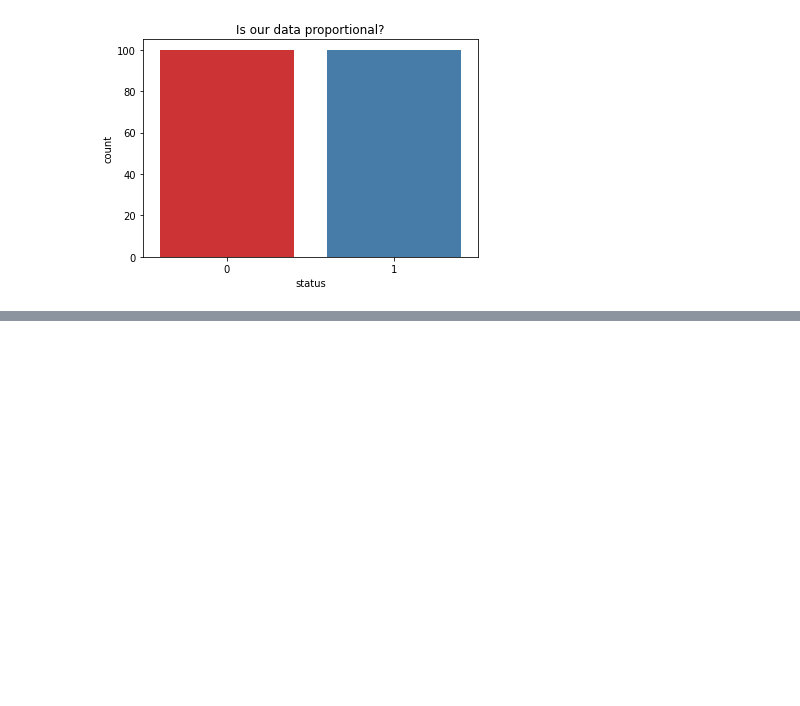
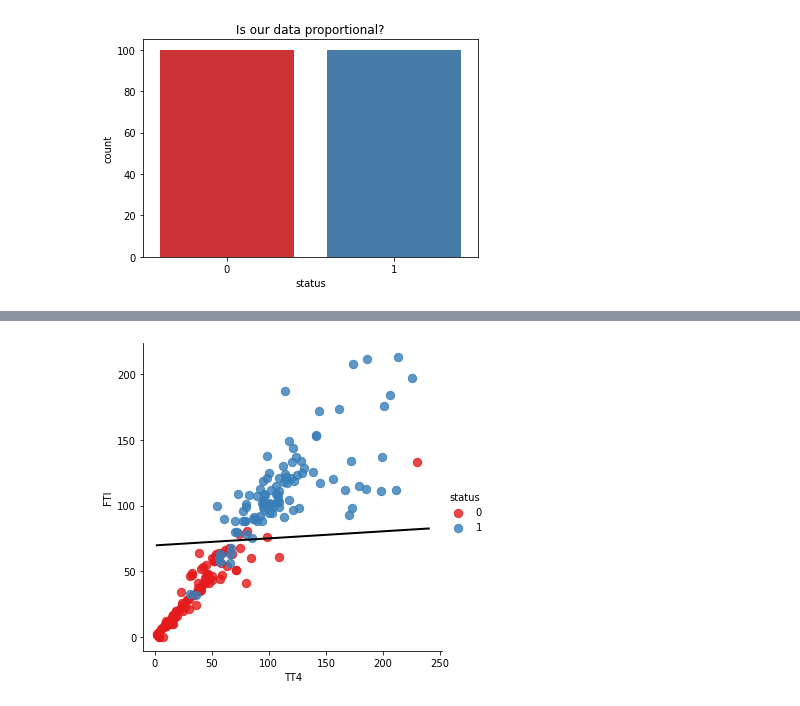
Before and after one commit to DaveChui/Machine-Learning-Algorithm-fro-Hyperthyroid-detection, a Jupyter notebook: Decision_Trees_and_SVM_Dave_Njoroge.ipynb, the cells around one changed output, grey strips where cells are left out. Cells and saved outputs as stored; diff of their text form; code cells hidden in the pictures; blank space fills up the shorter version.

```diff
--- a/Decision_Trees_and_SVM_Dave_Njoroge.ipynb
+++ b/Decision_Trees_and_SVM_Dave_Njoroge.ipynb
@@ -693,3 +693,19 @@ Linear Kernel Function
 from sklearn.svm import SVC,LinearSVC
 
 from sklearn.model_selection import train_test_split
+# %%
+#now, using two features for prediction and a Linear SVM
+myfeat = ['TT4','FTI']
+#fit a linear kernel function model
+X = newdf[myfeat].values
+y = newdf['status'].values
+X_train,X_test,y_train,y_test = train_test_split(X,y,test_size = 0.2,random_state = 0)
+
+mymodel = SVC(kernel = 'linear')
+
+mymodel.fit(X_train,y_train)
+#now predict on new data
+mypred = mymodel.predict(X_test)
+#get accuracy of Support vector Machine
+myaccr = accuracy_score(y_test,mypred)
+myaccr * 100
@@ -695,0 +729,13 @@ from sklearn.model_selection import train_test_split
+# %%
+#plotting a svm
+# Get the separating hyperplane
+w = mymodel.coef_[0] #get the first coefficient of our model
+a = -w[0] / w[1]
+xx = np.linspace(2, 240)
+yy = a * xx - (mymodel.intercept_[0]) / w[1]
+
+# Plot the hyperplane
+sns.lmplot('TT4', 'FTI', data=newdf, hue='status', palette='Set1', fit_reg=False, scatter_kws={"s": 70})
+plt.plot(xx, yy, linewidth=2, color='black');
+# %% [output]
+[figure, added]
```
Also changed, not shown: parts of 22 cells of this notebook.
